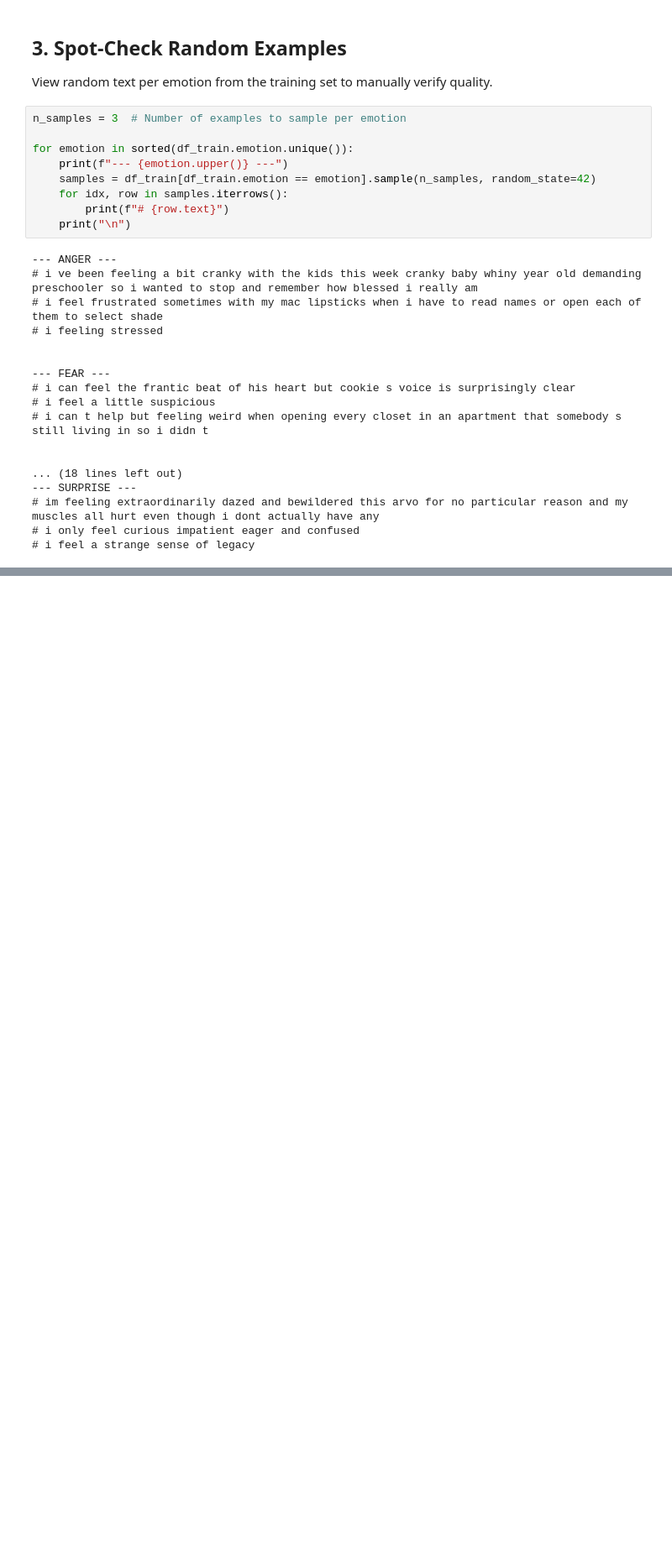
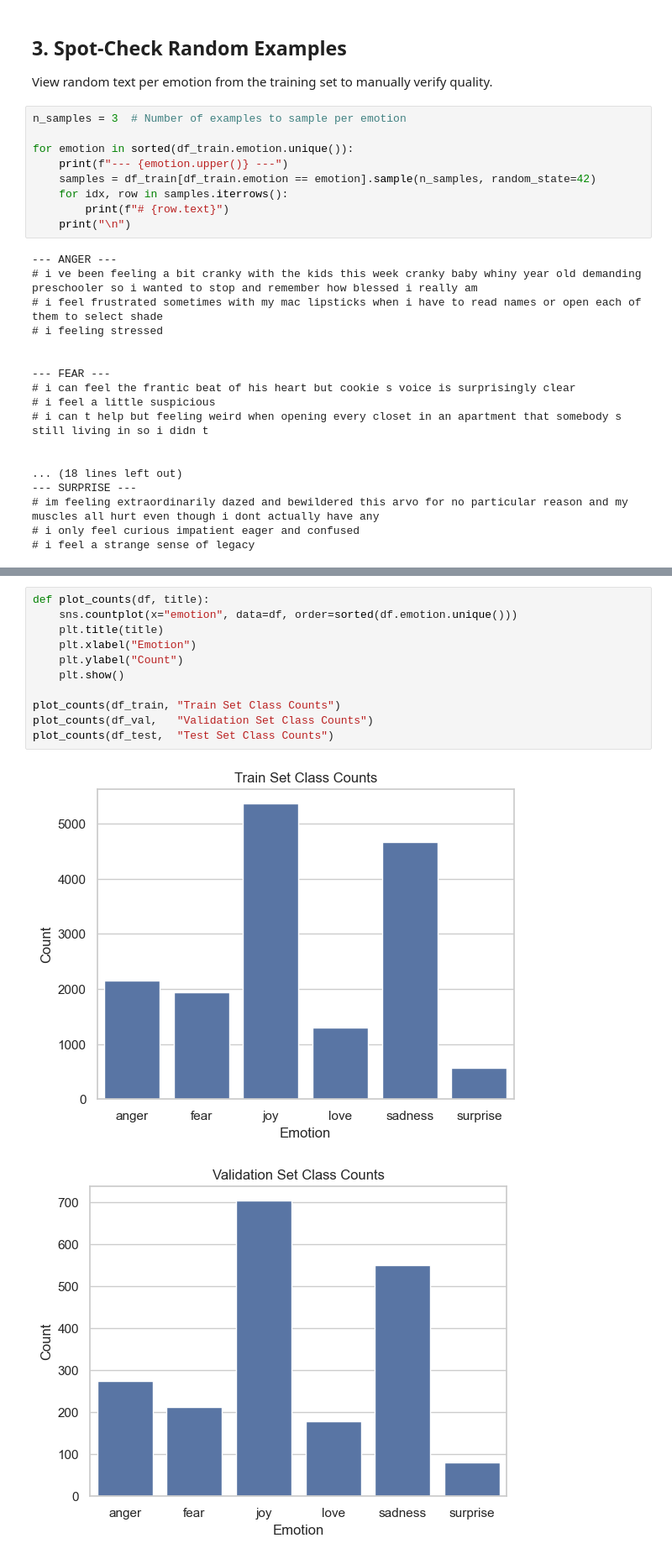
Before and after one commit to inablagur/emotion_detection, a Jupyter notebook: notebooks/01_data_exploration.ipynb, the cells around one changed output, grey strips where cells are left out. Shown at 84% size. Cells and saved outputs as stored; diff of their text form; blank space fills up the shorter version.

Commit message:
WIP(data): expand exploration notebook with observations & TODOs

```diff
--- a/notebooks/01_data_exploration.ipynb
+++ b/notebooks/01_data_exploration.ipynb
@@ -125,0 +204,14 @@ for emotion in sorted(df_train.emotion.unique()):
+# %%
+def plot_counts(df, title):
+    sns.countplot(x="emotion", data=df, order=sorted(df.emotion.unique()))
+    plt.title(title)
+    plt.xlabel("Emotion")
+    plt.ylabel("Count")
+    plt.show()
+
+plot_counts(df_train, "Train Set Class Counts")
+plot_counts(df_val,   "Validation Set Class Counts")
+plot_counts(df_test,  "Test Set Class Counts")
+# %% [output]
+[figure, added]
+[figure, added]
```
Also changed, not shown: parts of 15 cells of this notebook.
